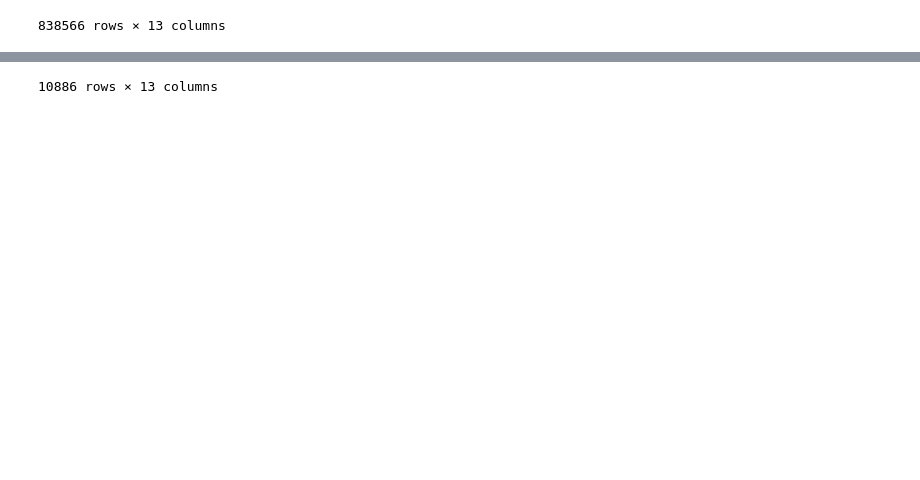
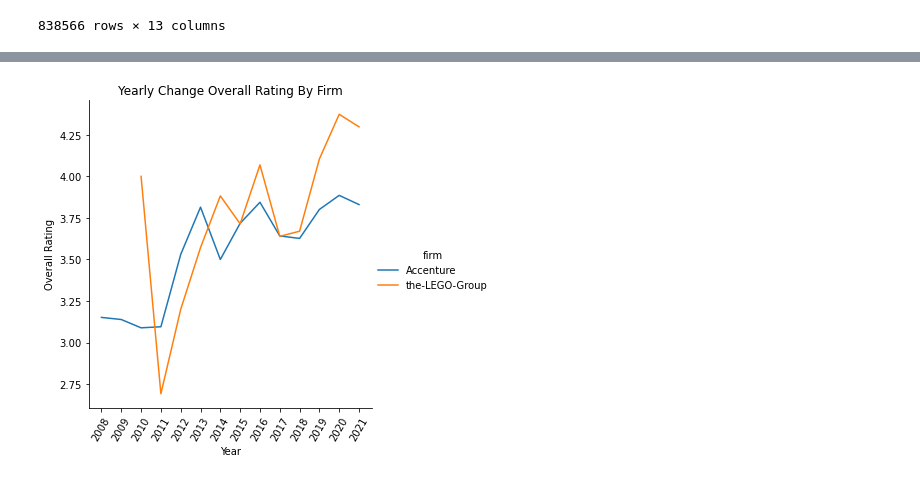
Before and after one commit to NidhiMehrotra22/Project_1_TEAM4, a Jupyter notebook: Project-1_The Greatest Job Satisfaction Soiree-checkpoint.ipynb, the cells around one changed output, grey strips where cells are left out. Drawn from its saved outputs; the diff is of its cells as text; code cells hidden in the pictures; blank space fills up the shorter version.

```diff
--- a/Project-1_The Greatest Job Satisfaction Soiree-checkpoint.ipynb
+++ b/Project-1_The Greatest Job Satisfaction Soiree-checkpoint.ipynb
@@ -310,4 +319,8 @@ firm_group_rating_2008
 # %%
-firm_year_df_2011= file_new.loc[file_new["year"]== "2011", :]
-firm_year_df_2011
+sns.relplot(data = firm_group_rating_yearly, x = "year", y = "overall_rating", hue = "firm", kind="line")
+plt.xticks(rotation=60)
+plt.title('Yearly Change Overall Rating By Firm')
+plt.xlabel('Year')
+plt.ylabel('Overall Rating')
+plt.show()
 # %% [output]
@@ -326 +327 @@ firm_year_df_2011
-10886 rows × 13 columns
+[figure, added]
```
Also changed, not shown: parts of 9 cells of this notebook.
